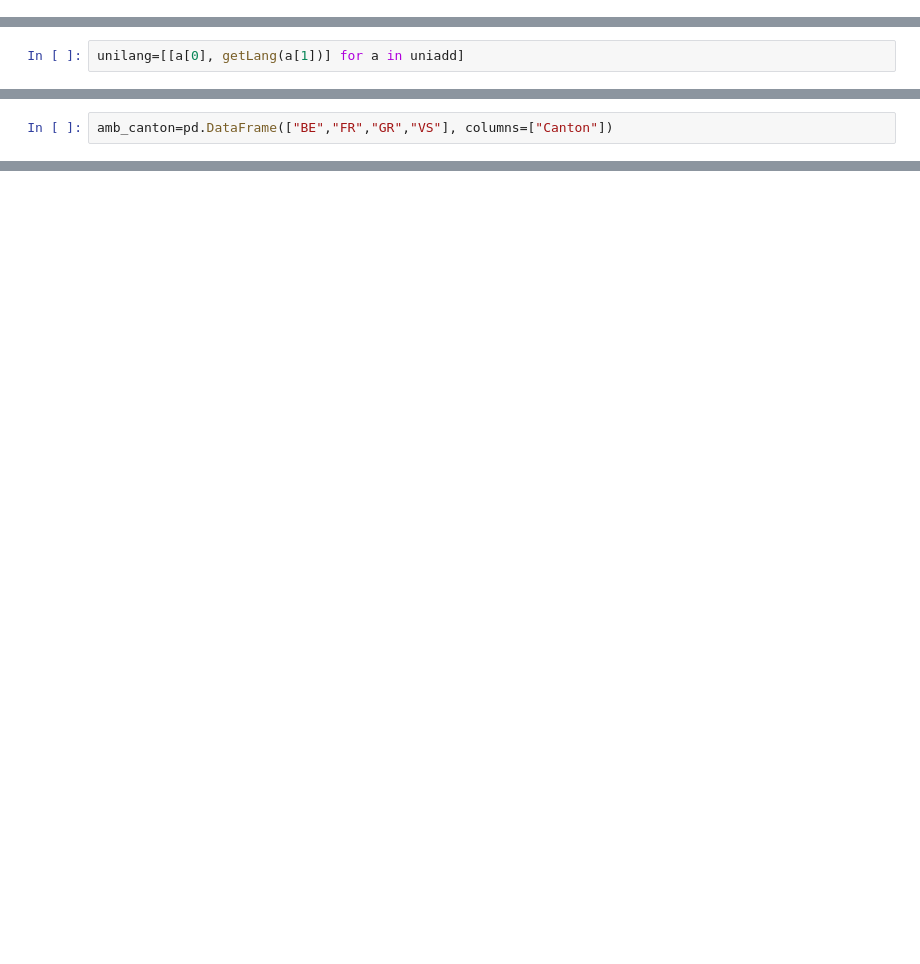
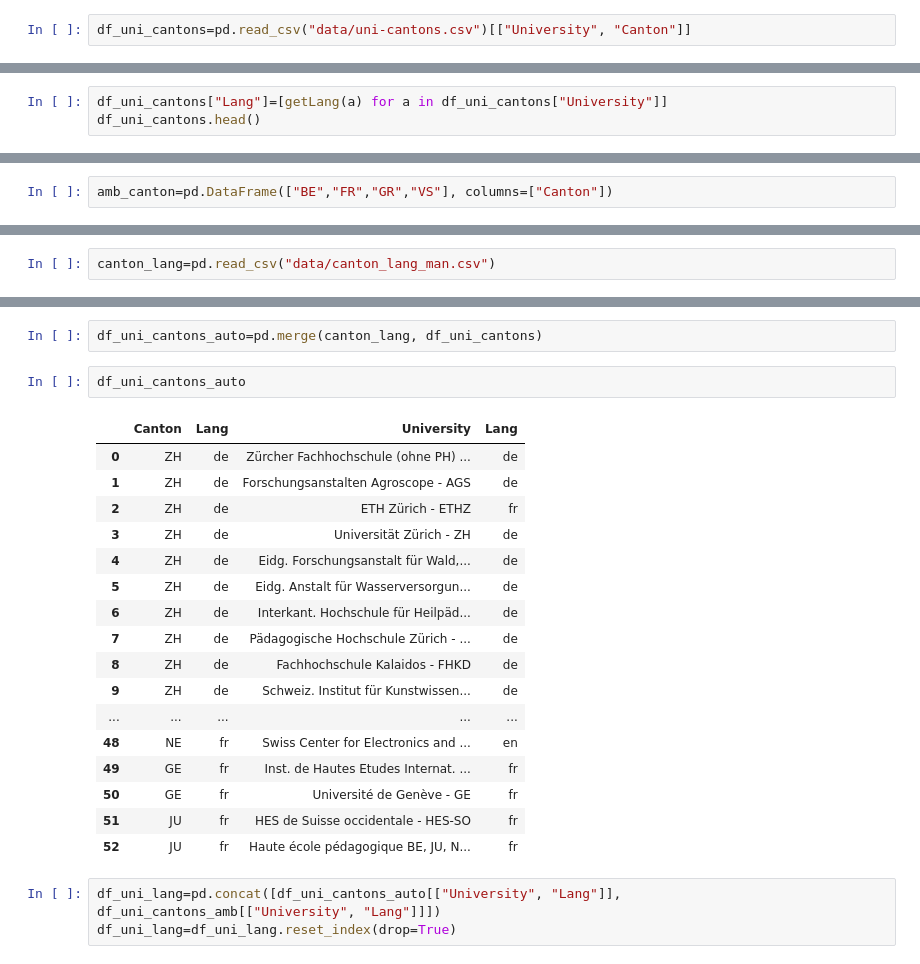
Before and after one commit to amirsh/ada-ana, a Jupyter notebook: HW3-notebooks/HW3-Bonus.ipynb, the cells around one changed output, grey strips where cells are left out. Cells and saved outputs as stored; diff of their text form; blank space fills up the shorter version.

Commit message:
More on data extraction for the bonus problem

```diff
--- a/HW3-notebooks/HW3-Bonus.ipynb
+++ b/HW3-notebooks/HW3-Bonus.ipynb
@@ -39,0 +13,2 @@ u'de'
+# %%
+df_uni_cantons=pd.read_csv("data/uni-cantons.csv")[["University", "Canton"]]
@@ -40,2 +24,3 @@ u'de'
 # %%
-unilang=[[a[0], getLang(a[1])] for a in uniadd]
+df_uni_cantons["Lang"]=[getLang(a) for a in df_uni_cantons["University"]]
+df_uni_cantons.head()
@@ -269,0 +81,2 @@ ddd
+# %%
+canton_lang=pd.read_csv("data/canton_lang_man.csv")
@@ -269,0 +103,25 @@ ddd
+# %%
+df_uni_cantons_auto=pd.merge(canton_lang, df_uni_cantons)
+# %%
+df_uni_cantons_auto
+# %% [output]
+|  | Canton | Lang | University | Lang |
+| 0 | ZH | de | Zürcher Fachhochschule (ohne PH) ... | de |
+| 1 | ZH | de | Forschungsanstalten Agroscope - AGS | de |
+| 2 | ZH | de | ETH Zürich - ETHZ | fr |
+| 3 | ZH | de | Universität Zürich - ZH | de |
+| 4 | ZH | de | Eidg. Forschungsanstalt für Wald,... | de |
+| 5 | ZH | de | Eidg. Anstalt für Wasserversorgun... | de |
+| 6 | ZH | de | Interkant. Hochschule für Heilpäd... | de |
+| 7 | ZH | de | Pädagogische Hochschule Zürich - ... | de |
+| 8 | ZH | de | Fachhochschule Kalaidos - FHKD | de |
+| 9 | ZH | de | Schweiz. Institut für Kunstwissen... | de |
+| ... | ... | ... | ... | ... |
+| 48 | NE | fr | Swiss Center for Electronics and ... | en |
+| 49 | GE | fr | Inst. de Hautes Etudes Internat. ... | fr |
+| 50 | GE | fr | Université de Genève - GE | fr |
+| 51 | JU | fr | HES de Suisse occidentale - HES-SO | fr |
+| 52 | JU | fr | Haute école pédagogique BE, JU, N... | fr |
+# %%
+df_uni_lang=pd.concat([df_uni_cantons_auto[["University", "Lang"]], df_uni_cantons_amb[["University", "Lang"]]])
+df_uni_lang=df_uni_lang.reset_index(drop=True)
```
Also changed, not shown: parts of 30 cells of this notebook, 2 other files.
